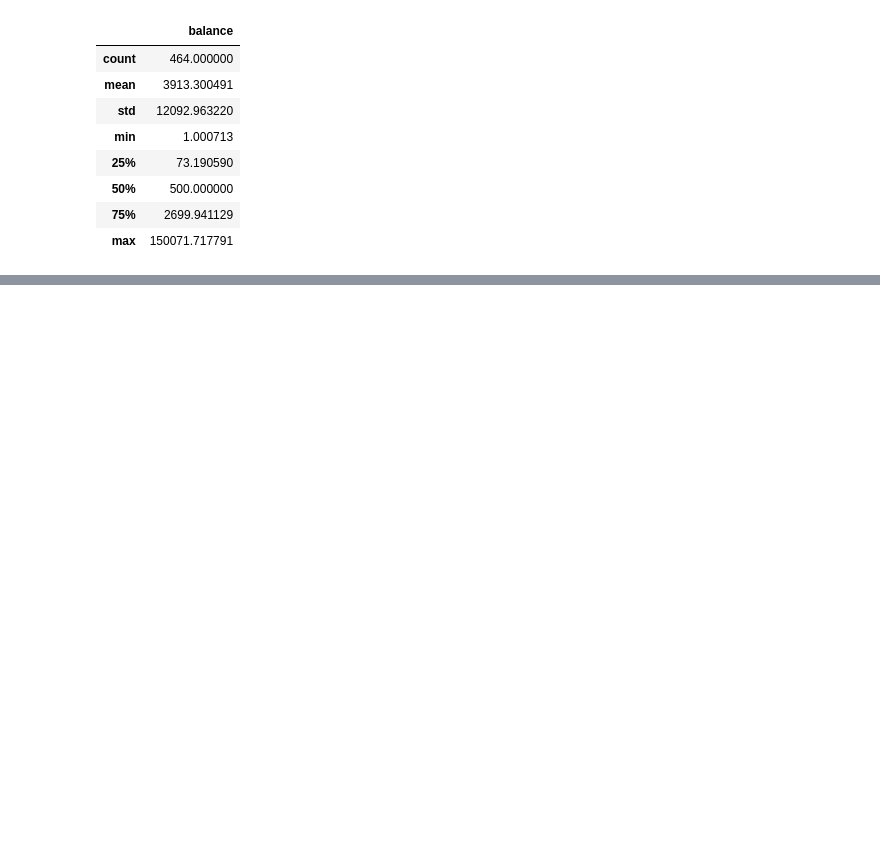
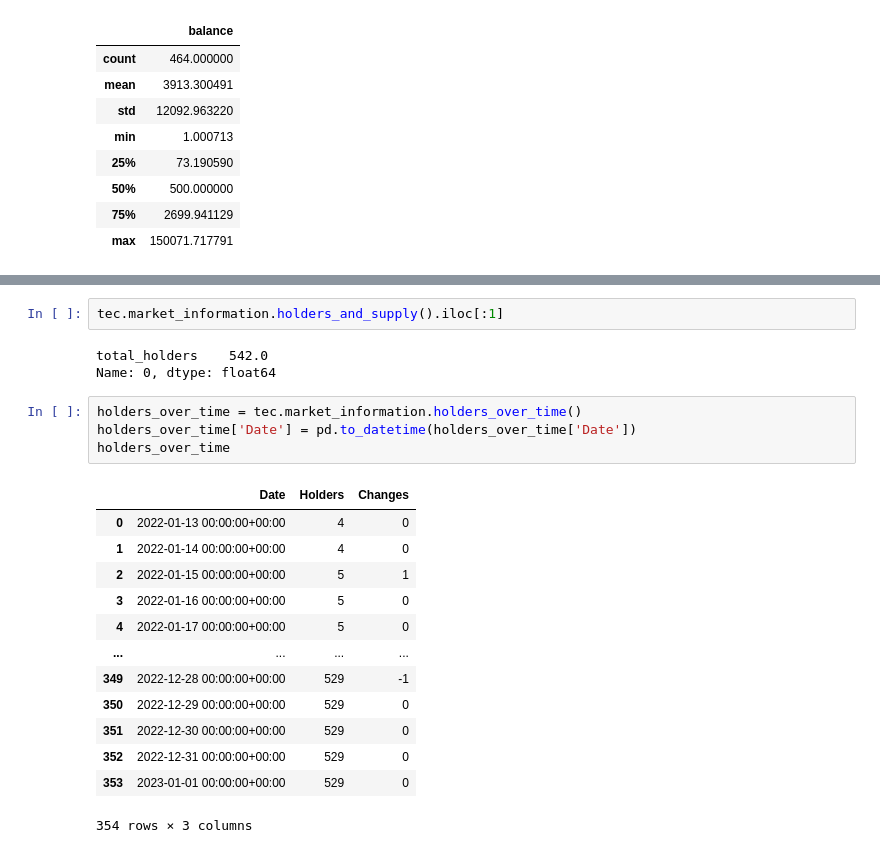
Before and after one commit to bonding-curves/conding, a Jupyter notebook: nbs/2_tec_analysis.ipynb, the cells around one changed output, grey strips where cells are left out. Saved outputs shown, nothing was run; the diff lists cells and outputs as text; blank space fills up the shorter version.

```diff
--- a/nbs/2_tec_analysis.ipynb
+++ b/nbs/2_tec_analysis.ipynb
@@ -35,0 +84,23 @@ holders_distribution[['balance']].describe()
+# %%
+tec.market_information.holders_and_supply().iloc[:1]
+# %% [output]
+total_holders    542.0
+Name: 0, dtype: float64
+# %%
+holders_over_time = tec.market_information.holders_over_time()
+holders_over_time['Date'] = pd.to_datetime(holders_over_time['Date'])
+holders_over_time
+# %% [output]
+|  | Date | Holders | Changes |
+| 0 | 2022-01-13 00:00:00+00:00 | 4 | 0 |
+| 1 | 2022-01-14 00:00:00+00:00 | 4 | 0 |
+| 2 | 2022-01-15 00:00:00+00:00 | 5 | 1 |
+| 3 | 2022-01-16 00:00:00+00:00 | 5 | 0 |
+| 4 | 2022-01-17 00:00:00+00:00 | 5 | 0 |
+| ... | ... | ... | ... |
+| 349 | 2022-12-28 00:00:00+00:00 | 529 | -1 |
+| 350 | 2022-12-29 00:00:00+00:00 | 529 | 0 |
+| 351 | 2022-12-30 00:00:00+00:00 | 529 | 0 |
+| 352 | 2022-12-31 00:00:00+00:00 | 529 | 0 |
+| 353 | 2023-01-01 00:00:00+00:00 | 529 | 0 |
+354 rows × 3 columns
```
Also changed, not shown: parts of 15 cells of this notebook, 12 other files.
